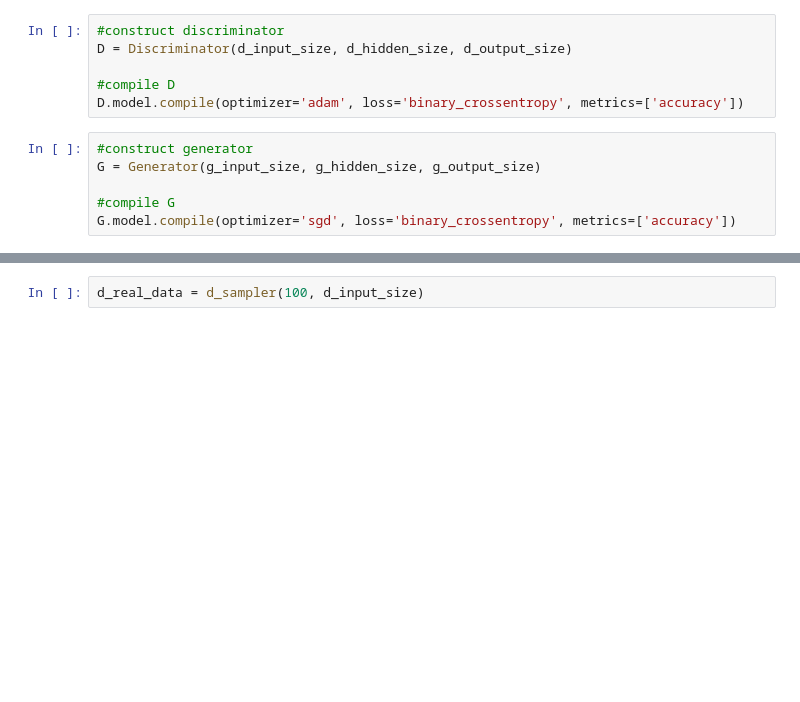
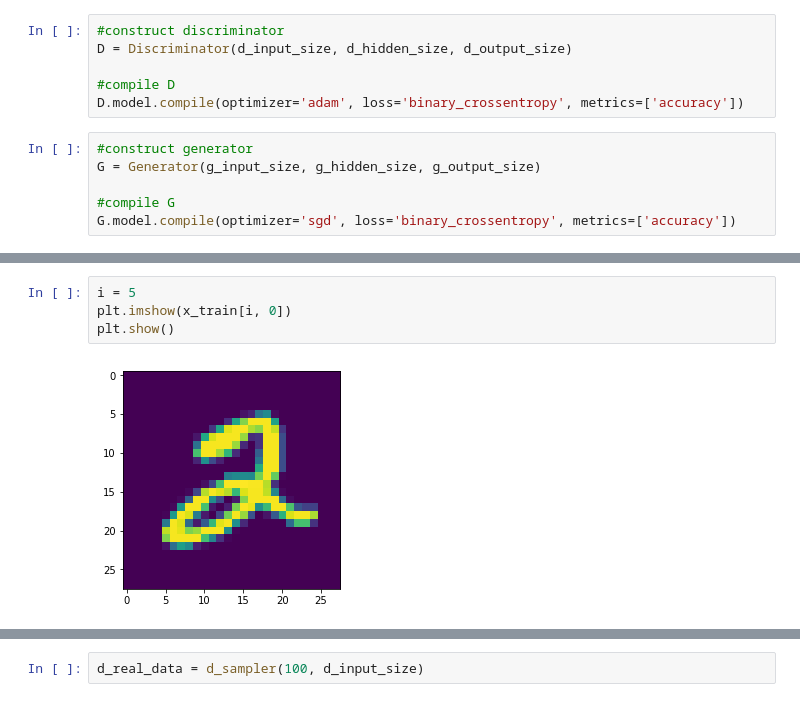
Before and after one commit to DavidMcDonald1993/theano, a Jupyter notebook: adversarial_net.ipynb, the cells around one changed output, grey strips where cells are left out. Drawn from its saved outputs; the diff is of its cells as text; blank space fills up the shorter version.

```diff
--- a/adversarial_net.ipynb
+++ b/adversarial_net.ipynb
@@ -226,3 +217,9 @@ Inputs types: [GpuArrayType<None>(float32, (False, False)), GpuArrayType<None>(f
+# %%
+i = 5
+plt.imshow(x_train[i, 0])
+plt.show()
+# %% [output]
+[figure, added]
 # %%
 gen_input = gi_sampler(1000, g_input_size)
 forgery = G.model.predict(gen_input)
```
Also changed, not shown: parts of 9 cells of this notebook, 1 other file.
